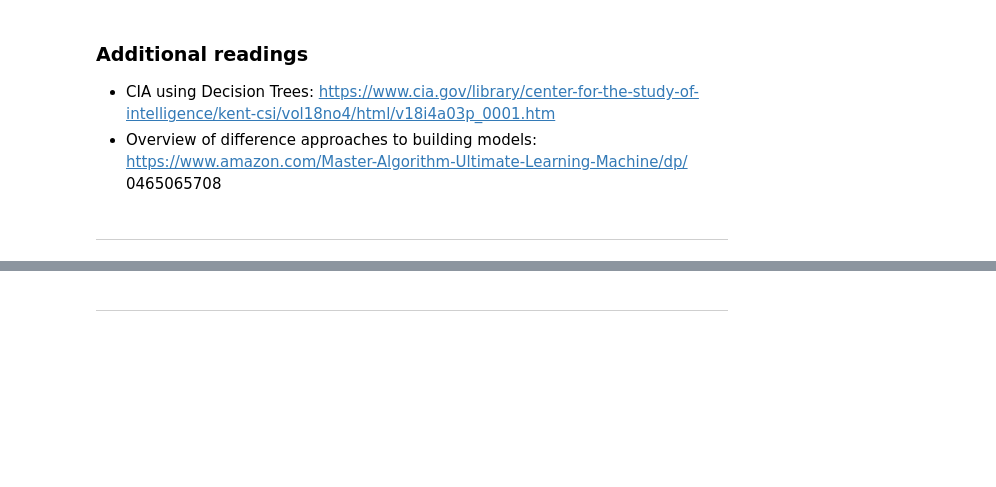
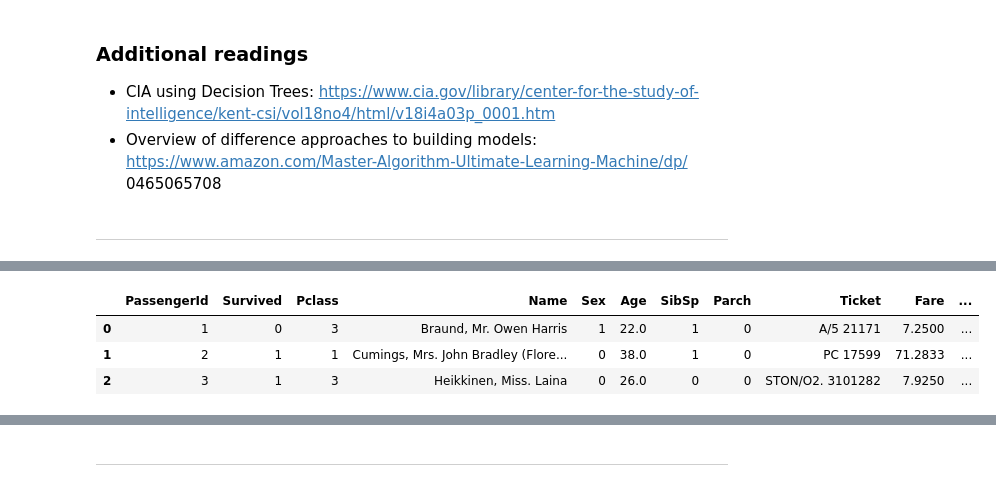
Before and after one commit to mikaelasquirchuk/DAT8SYD, a Jupyter notebook: notes/Notes.ipynb, the cells around one changed output, grey strips where cells are left out. Cells and saved outputs as stored; diff of their text form; code cells hidden in the pictures; blank space fills up the shorter version.

Commit message:
notes and finalising homework

```diff
--- a/notes/Notes.ipynb
+++ b/notes/Notes.ipynb
@@ -2102,0 +2201,13 @@ You can try copying and pasting the tree from the dot output into a tool like, (
+# %%
+# encode sex feature
+titanic['Sex'] = titanic.Sex.map({'female':0, 'male':1})
+# %%
+# fill in missing values for age
+titanic.Age.fillna(titanic.Age.mean(), inplace=True)
+# %%
+# create three dummy variables, drop the first dummy variable, and store this as a DataFrame
+embarked_dummies = pd.get_dummies(titanic.Embarked, prefix='Embarked').iloc[:, 1:]
+# %%
+# concatenate the two dummy variable columns onto the original DataFrame
+# note: axis=0 means rows, axis=1 means columns
+titanic = pd.concat([titanic, embarked_dummies], axis=1)
@@ -2102,0 +2217,8 @@ You can try copying and pasting the tree from the dot output into a tool like, (
+# %%
+# print the updated DataFrame
+titanic.head(3)
+# %% [output]
+|  | PassengerId | Survived | Pclass | Name | Sex | Age | SibSp | Parch | Ticket | Fare | ... |
+| 0 | 1 | 0 | 3 | Braund, Mr. Owen Harris | 1 | 22.0 | 1 | 0 | A/5 21171 | 7.2500 | ... |
+| 1 | 2 | 1 | 1 | Cumings, Mrs. John Bradley (Flore... | 0 | 38.0 | 1 | 0 | PC 17599 | 71.2833 | ... |
+| 2 | 3 | 1 | 3 | Heikkinen, Miss. Laina | 0 | 26.0 | 0 | 0 | STON/O2. 3101282 | 7.9250 | ... |
```
Also changed, not shown: parts of 19 cells of this notebook, 3 other files.
